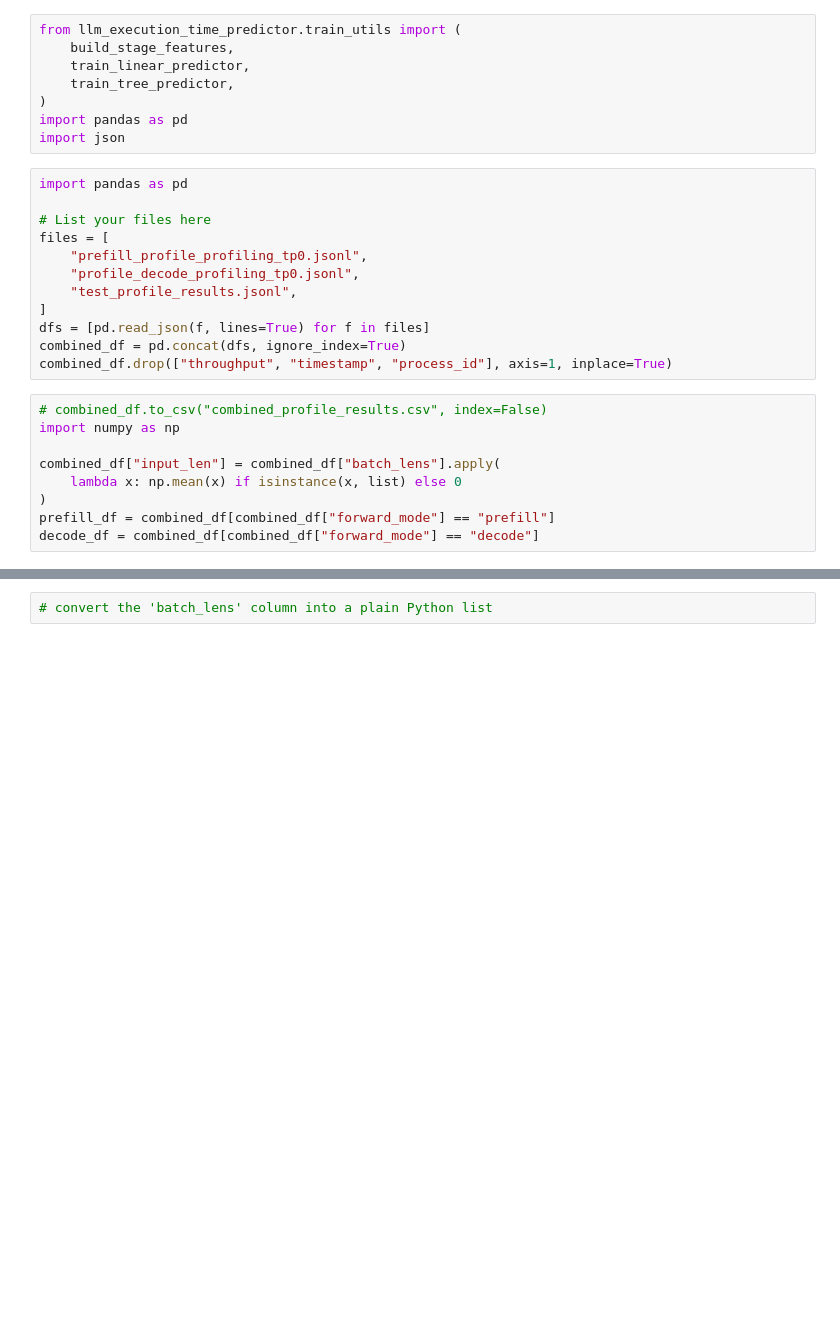
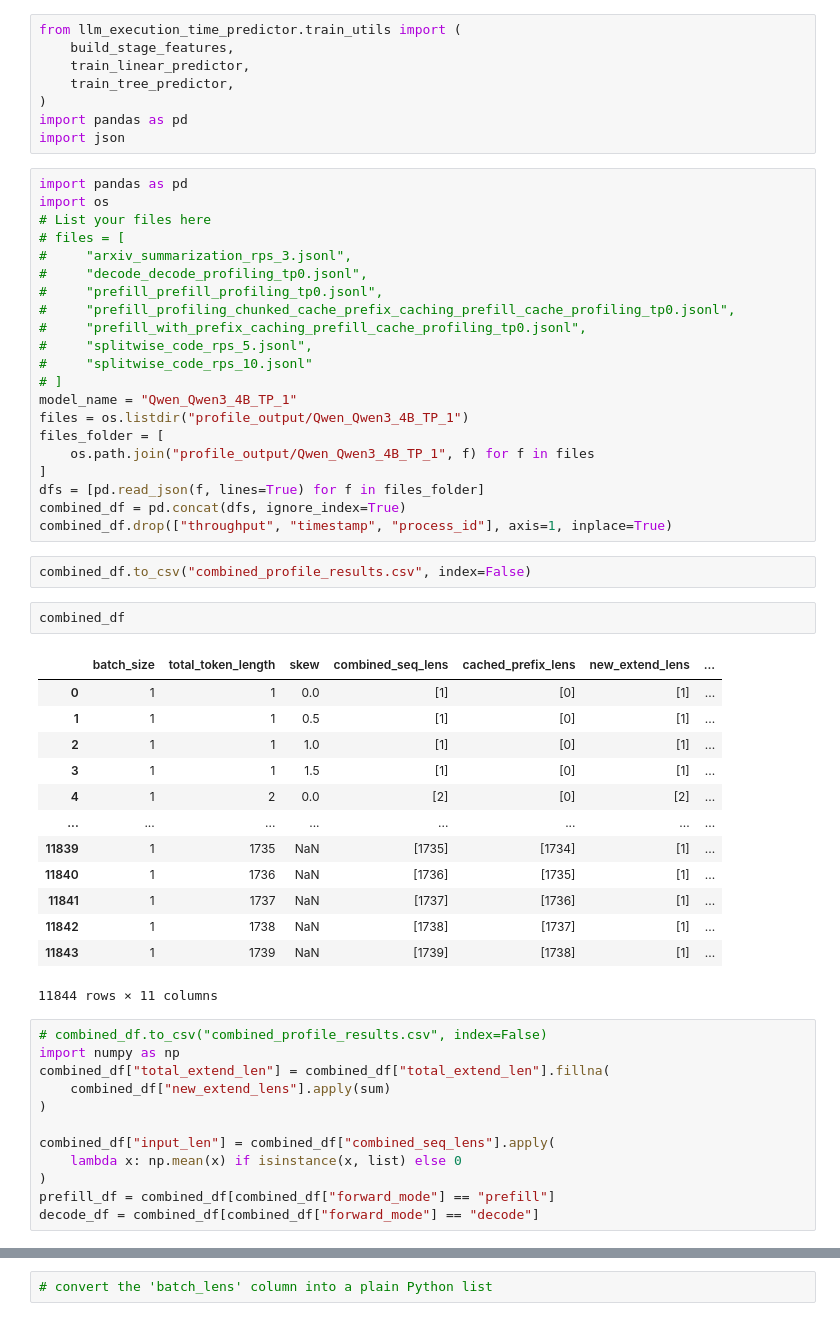
Before and after one commit to vikranth22446/llm_execution_time_predictor, a Jupyter notebook: execution_time_prediction.ipynb, the cells around one changed output, grey strips where cells are left out. Saved outputs shown, nothing was run; the diff lists cells and outputs as text; blank space fills up the shorter version.

```diff
--- a/execution_time_prediction.ipynb
+++ b/execution_time_prediction.ipynb
@@ -8,21 +8,51 @@ import pandas as pd
 import json
 # %%
 import pandas as pd
-
+import os
 # List your files here
-files = [
-    "prefill_profile_profiling_tp0.jsonl",
-    "profile_decode_profiling_tp0.jsonl",
-    "test_profile_results.jsonl",
+# files = [
+#     "arxiv_summarization_rps_3.jsonl",
+#     "decode_decode_profiling_tp0.jsonl",
+#     "prefill_prefill_profiling_tp0.jsonl",
+#     "prefill_profiling_chunked_cache_prefix_caching_prefill_cache_profiling_tp0.jsonl",
+#     "prefill_with_prefix_caching_prefill_cache_profiling_tp0.jsonl",
+#     "splitwise_code_rps_5.jsonl",
+#     "splitwise_code_rps_10.jsonl"
+# ]
+model_name = "Qwen_Qwen3_4B_TP_1"
+files = os.listdir("profile_output/Qwen_Qwen3_4B_TP_1")
+files_folder = [
+    os.path.join("profile_output/Qwen_Qwen3_4B_TP_1", f) for f in files
 ]
-dfs = [pd.read_json(f, lines=True) for f in files]
+dfs = [pd.read_json(f, lines=True) for f in files_folder]
 combined_df = pd.concat(dfs, ignore_index=True)
 combined_df.drop(["throughput", "timestamp", "process_id"], axis=1, inplace=True)
+# %%
+combined_df.to_csv("combined_profile_results.csv", index=False)
+# %%
+combined_df
+# %% [output]
+|  | batch_size | total_token_length | skew | combined_seq_lens | cached_prefix_lens | new_extend_lens | ... |
+| 0 | 1 | 1 | 0.0 | [1] | [0] | [1] | ... |
+| 1 | 1 | 1 | 0.5 | [1] | [0] | [1] | ... |
+| 2 | 1 | 1 | 1.0 | [1] | [0] | [1] | ... |
+| 3 | 1 | 1 | 1.5 | [1] | [0] | [1] | ... |
+| 4 | 1 | 2 | 0.0 | [2] | [0] | [2] | ... |
+| ... | ... | ... | ... | ... | ... | ... | ... |
+| 11839 | 1 | 1735 | NaN | [1735] | [1734] | [1] | ... |
+| 11840 | 1 | 1736 | NaN | [1736] | [1735] | [1] | ... |
+| 11841 | 1 | 1737 | NaN | [1737] | [1736] | [1] | ... |
+| 11842 | 1 | 1738 | NaN | [1738] | [1737] | [1] | ... |
+| 11843 | 1 | 1739 | NaN | [1739] | [1738] | [1] | ... |
+11844 rows × 11 columns
 # %%
 # combined_df.to_csv("combined_profile_results.csv", index=False)
 import numpy as np
+combined_df["total_extend_len"] = combined_df["total_extend_len"].fillna(
+    combined_df["new_extend_lens"].apply(sum)
+)
 
-combined_df["input_len"] = combined_df["batch_lens"].apply(
+combined_df["input_len"] = combined_df["combined_seq_lens"].apply(
     lambda x: np.mean(x) if isinstance(x, list) else 0
 )
 prefill_df = combined_df[combined_df["forward_mode"] == "prefill"]
```
Also changed, not shown: parts of 8 cells of this notebook, 4 other files.
